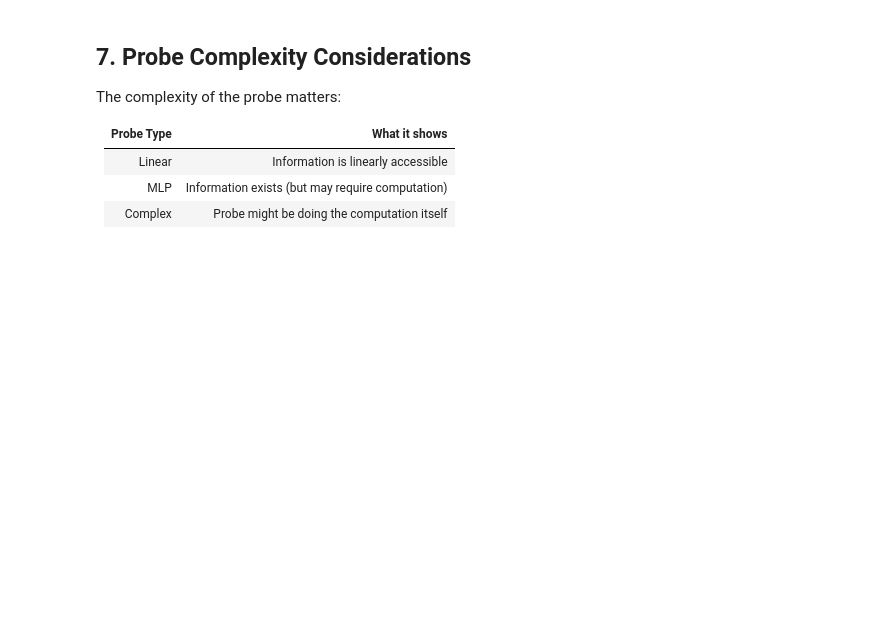
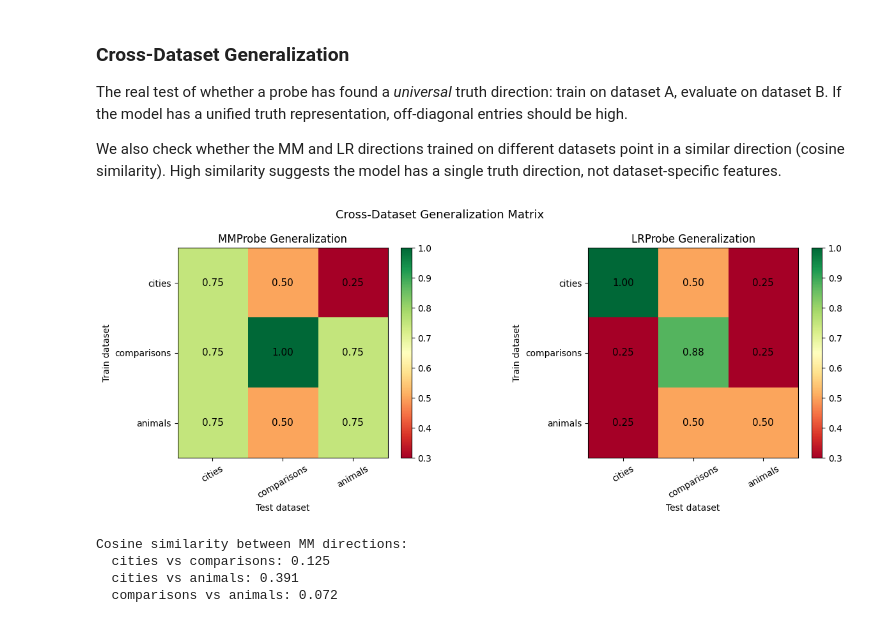
Before and after one commit to TSGLAB/Interpretability_Survey_Safety, a Jupyter notebook: notebooks/04_intermediate_computation/04_probing_classifiers.ipynb, the cells around one changed output. Drawn from its saved outputs; the diff is of its cells as text; code cells hidden in the pictures; blank space fills up the shorter version.

```diff
--- a/notebooks/04_intermediate_computation/04_probing_classifiers.ipynb
+++ b/notebooks/04_intermediate_computation/04_probing_classifiers.ipynb
@@ -221,25 +466,57 @@ print(f"After projecting out probe direction: {amnesic_acc:.4f}")
 # %% [markdown]
-## 7. Probe Complexity Considerations
+### Cross-Dataset Generalization
 
-The complexity of the probe matters:
+The real test of whether a probe has found a *universal* truth direction: train on dataset A, evaluate on dataset B. If the model has a unified truth representation, off-diagonal entries should be high.
 
-| Probe Type | What it shows |
-|------------|---------------|
-| Linear | Information is linearly accessible |
-| MLP | Information exists (but may require computation) |
-| Complex | Probe might be doing the computation itself |
+We also check whether the MM and LR directions trained on different datasets point in a similar direction (cosine similarity). High similarity suggests the model has a single truth direction, not dataset-specific features.
 # %%
-class MLPProbe(nn.Module):
-    """Nonlinear probe with one hidden layer."""
+def compute_generalization_matrix(probe_dict, test_acts, test_labels, dataset_names):
+    """Entry (i, j) = accuracy of probe trained on dataset i, evaluated on dataset j."""
+    n = len(dataset_names)
+    matrix = torch.zeros(n, n)
+    for i, train_name in enumerate(dataset_names):
+        probe = probe_dict[train_name]
+        for j, test_name in enumerate(dataset_names):
+            preds = probe.pred(test_acts[test_name])
+            acc = (preds == test_labels[test_name]).float().mean().item()
+            matrix[i, j] = acc
+    return matrix
 
-    def __init__(self, input_dim, hidden_dim, n_classes):
-        super().__init__()
-        self.fc1 = nn.Linear(input_dim, hidden_dim)
-        self.fc2 = nn.Linear(hidden_dim, n_classes)
 
-    def forward(self, x):
-        x = F.relu(self.fc1(x))
-        return self.fc2(x)
+fig, axes = plt.subplots(1, 2, figsize=(13, 5))
 
-# Compare linear vs. MLP probe to see if information is linearly accessible
+for idx, (probe_dict, probe_name) in enumerate([(mm_probes, "MMProbe"), (lr_probes, "LRProbe")]):
+    matrix = compute_generalization_matrix(probe_dict, test_acts, test_labels, DATASET_NAMES)
+    im = axes[idx].imshow(matrix.numpy(), vmin=0.3, vmax=1.0, cmap="RdYlGn")
+    axes[idx].set_xticks(range(len(DATASET_NAMES)))
+    axes[idx].set_yticks(range(len(DATASET_NAMES)))
+    axes[idx].set_xticklabels(DATASET_NAMES, rotation=30)
+    axes[idx].set_yticklabels(DATASET_NAMES)
+    axes[idx].set_xlabel("Test dataset")
+    axes[idx].set_ylabel("Train dataset")
+    axes[idx].set_title(f"{probe_name} Generalization")
+    for i in range(len(DATASET_NAMES)):
+        for j in range(len(DATASET_NAMES)):
+            axes[idx].text(j, i, f"{matrix[i, j]:.2f}", ha="center", va="center", fontsize=11)
+    plt.colorbar(im, ax=axes[idx], fraction=0.046, pad=0.04)
+
+plt.suptitle("Cross-Dataset Generalization Matrix", fontsize=13)
+plt.tight_layout()
+plt.show()
+
+# Cosine similarity between probe directions
+print("\nCosine similarity between MM directions:")
+for i, n1 in enumerate(DATASET_NAMES):
+    for j, n2 in enumerate(DATASET_NAMES):
+        if j > i:
+            d1 = mm_probes[n1].direction
+            d2 = mm_probes[n2].direction
+            cos_sim = F.cosine_similarity(d1.unsqueeze(0), d2.unsqueeze(0)).item()
+            print(f"  {n1} vs {n2}: {cos_sim:.3f}")
+# %% [output]
+[figure, added]
+Cosine similarity between MM directions:
+  cities vs comparisons: 0.125
+  cities vs animals: 0.391
+  comparisons vs animals: 0.072
 # %% [markdown]
```
Also changed, not shown: parts of 38 cells of this notebook.
